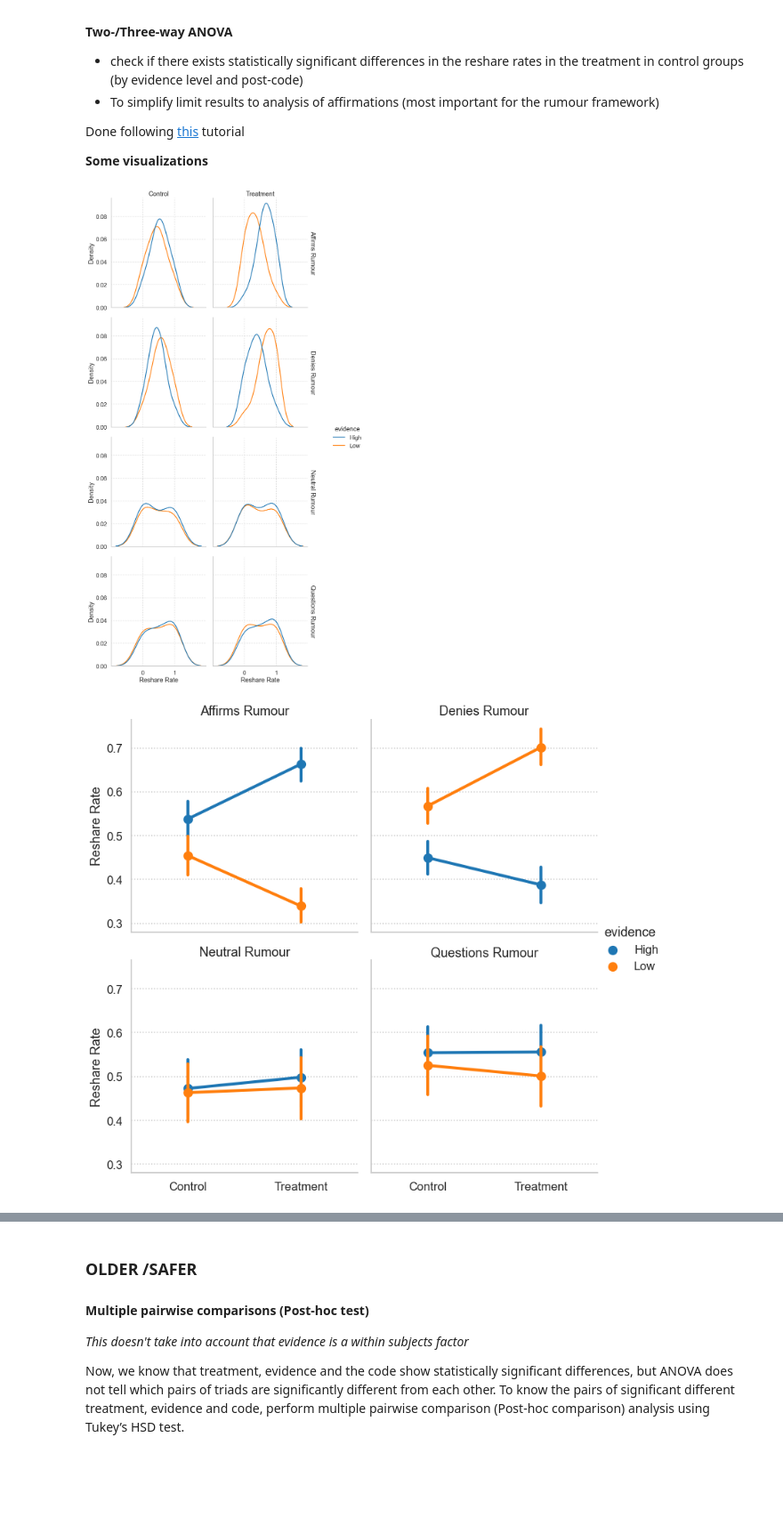
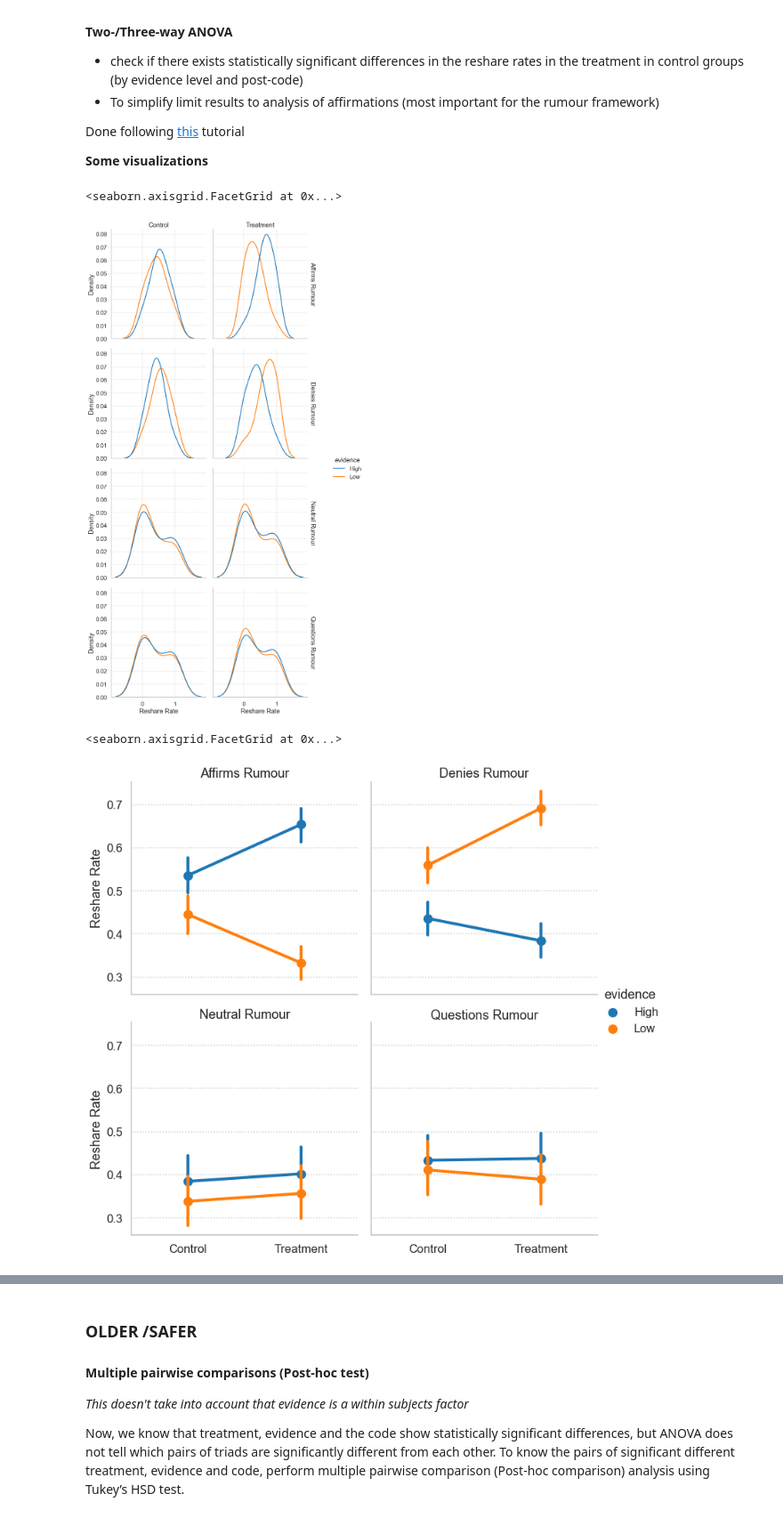
Before and after one commit to cameron-raymond/SDS-Thesis, a Jupyter notebook: notebooks/Descriptive_Analysis.ipynb, the cells around one changed output, grey strips where cells are left out. Shown: that part at 89% size. Drawn from its saved outputs; the diff is of its cells as text; code cells hidden in the pictures; blank space fills up the shorter version.

Commit message:
regression analysis

```diff
--- a/notebooks/Descriptive_Analysis.ipynb
+++ b/notebooks/Descriptive_Analysis.ipynb
@@ -15,5 +15,6 @@ sns.set_style("whitegrid",{'axes.spines.left' : False,
 sns.set_context("talk")
 participants = pd.read_csv("../data/processed/mock_data/participant-schema.csv",index_col=0)
 posts = pd.read_csv("../data/processed/mock_data/posts-schema.csv",index_col=0)
-posts
+reshare_rates = pd.read_csv("../data/processed/mock_data/reshare_rates.csv")
+reshare_rates
 # %% [output]
@@ -106,21 +106,19 @@ Done following [this](https://www.reneshbedre.com/blog/anova.html) tutorial
 
 **Some visualizations**
 # %%
-group_cols = ["PROLIFIC_ID","treatment","evidence","code"]
-reshare_rates = pd.DataFrame(posts.groupby(group_cols)["reshared"].sum() / posts.groupby(group_cols)["reshared"].count()).reset_index()
-# Nicely format labels
-reshare_rates['treatment'] = reshare_rates['treatment'].replace({False: 'Control',
-                                                                 True: 'Treatment'})
+melted = reshare_rates.melt(id_vars=reshare_rates.columns[:-4],
+                            value_vars=reshare_rates.columns[-4:],
+                            var_name='code',
+                            value_name='reshared')
 sorting_dict = {'Control': 0,
                 'Treatment': 1,
                 'Affirms': 0,
                 'Denies': 1,
                 'Neutral': 2,
                 'Questions': 3}
-reshare_rates['code'] = reshare_rates['code'].str.title()
-reshare_rates["evidence"] = reshare_rates["evidence"].str.title()
-reshare_rates = reshare_rates.sort_values(by=['treatment','code'],key=lambda x: x.map(sorting_dict))
-g = sns.displot(data=reshare_rates,
+melted = melted.sort_values(by=['treatment','code'],key=lambda x: x.map(sorting_dict))
+
+g = sns.displot(data=melted,
             x="reshared",
             hue="evidence",
             col="treatment",
@@ -130,22 +128,24 @@ g = sns.displot(data=reshare_rates,
             kind="kde")
 g.set_titles(col_template="{col_name}", row_template="{row_name} Rumour")
 g.set_axis_labels(x_var="Reshare Rate")
-g.fig.savefig("../figures/descriptive_analysis/reshare_rate-hist.pdf")
+# g.fig.savefig("../figures/descriptive_analysis/reshare_rate-hist.pdf")
 # %% [output]
+<seaborn.axisgrid.FacetGrid at 0x...>
-[figure, old version]
+[figure, new version]
 # %%
-g = sns.catplot(data=reshare_rates,
+g = sns.catplot(data=melted,
             x="treatment",
             y="reshared",
             hue="evidence",
             col="code",
             col_wrap=2,
             margin_titles=True,
             kind="point")
 g.set_titles(col_template="{col_name} Rumour",)
 g.set_axis_labels(y_var="Reshare Rate",x_var="")
-g.savefig("../figures/descriptive_analysis/reshare_rate-point_plot.pdf")
+# g.savefig("../figures/descriptive_analysis/reshare_rate-point_plot.pdf")
 # %% [output]
+<seaborn.axisgrid.FacetGrid at 0x...>
-[figure, old version]
+[figure, new version]
 # %%
 from pingouin import mixed_anova
```
Also changed, not shown: parts of 9 cells of this notebook, 6 other files.
